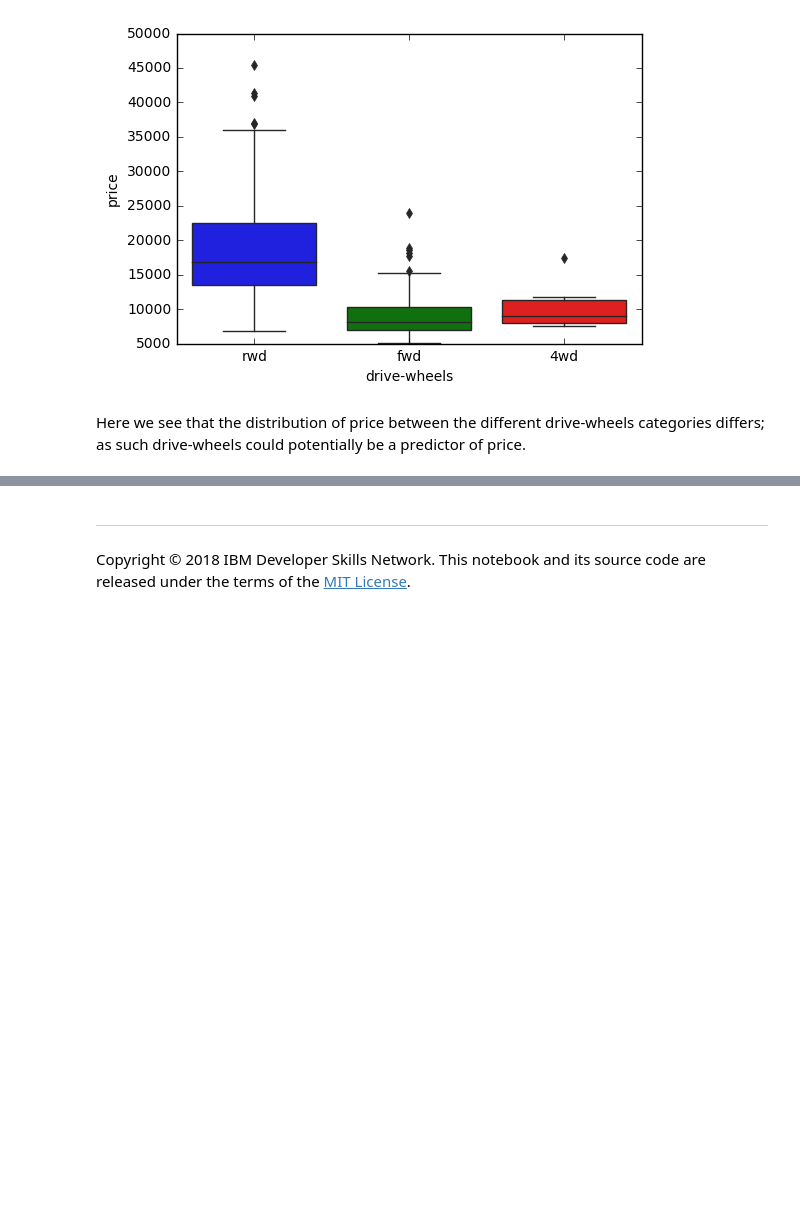
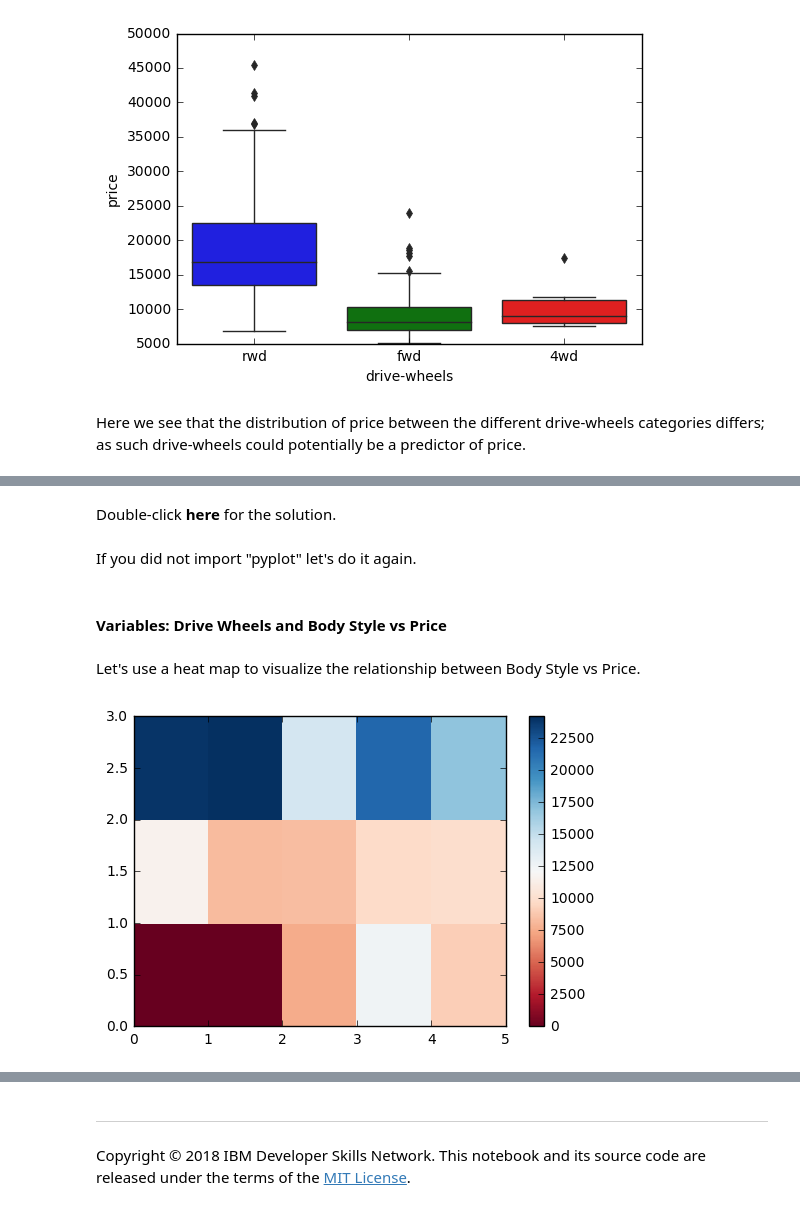
Before and after one commit to haroonsaeed82096/IBM-dataanalysis-with-python, a Jupyter notebook: DA0101EN-Review-Exploratory-Data-Analysis.ipynb, the cells around one changed output, grey strips where cells are left out. Cells and saved outputs as stored; diff of their text form; code cells hidden in the pictures; blank space fills up the shorter version.

```diff
--- a/DA0101EN-Review-Exploratory-Data-Analysis.ipynb
+++ b/DA0101EN-Review-Exploratory-Data-Analysis.ipynb
@@ -297,0 +419,5 @@ sns.boxplot(x="drive-wheels", y="price", data=df)
+# %%
+# grouping results
+df_gptest = df[['drive-wheels','body-style','price']]
+grouped_test1 = df_gptest.groupby(['drive-wheels','body-style'],as_index=False).mean()
+grouped_test1
@@ -297,0 +443,3 @@ sns.boxplot(x="drive-wheels", y="price", data=df)
+# %%
+grouped_pivot = grouped_test1.pivot(index='drive-wheels',columns='body-style')
+grouped_pivot
@@ -297,0 +455,3 @@ sns.boxplot(x="drive-wheels", y="price", data=df)
+# %%
+grouped_pivot = grouped_pivot.fillna(0) #fill missing values with 0
+grouped_pivot
@@ -297,0 +483,13 @@ sns.boxplot(x="drive-wheels", y="price", data=df)
+# %% [markdown]
+Double-click <b>here</b> for the solution.
+
+<!-- The answer is below:
+
+# grouping results
+df_gptest2 = df[['body-style','price']]
+grouped_test_bodystyle = df_gptest2.groupby(['body-style'],as_index= False).mean()
+grouped_test_bodystyle
+
+-->
+# %% [markdown]
+If you did not import "pyplot" let's do it again.
@@ -297,0 +499,11 @@ sns.boxplot(x="drive-wheels", y="price", data=df)
+# %% [markdown]
+<h4>Variables: Drive Wheels and Body Style vs Price</h4>
+# %% [markdown]
+Let's use a heat map to visualize the relationship between Body Style vs Price.
+# %%
+#use the grouped results
+plt.pcolor(grouped_pivot, cmap='RdBu')
+plt.colorbar()
+plt.show()
+# %% [output]
+[figure, added]
```
Also changed, not shown: parts of 107 cells of this notebook.
